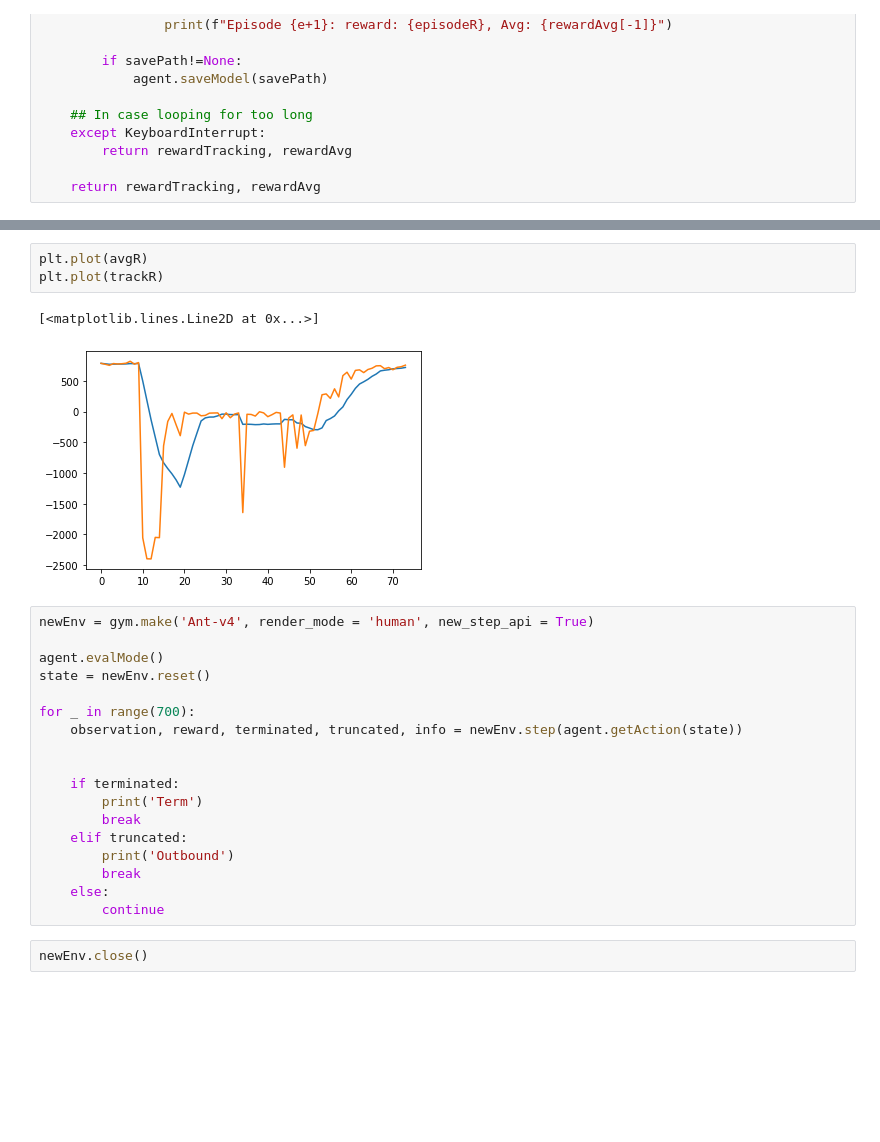
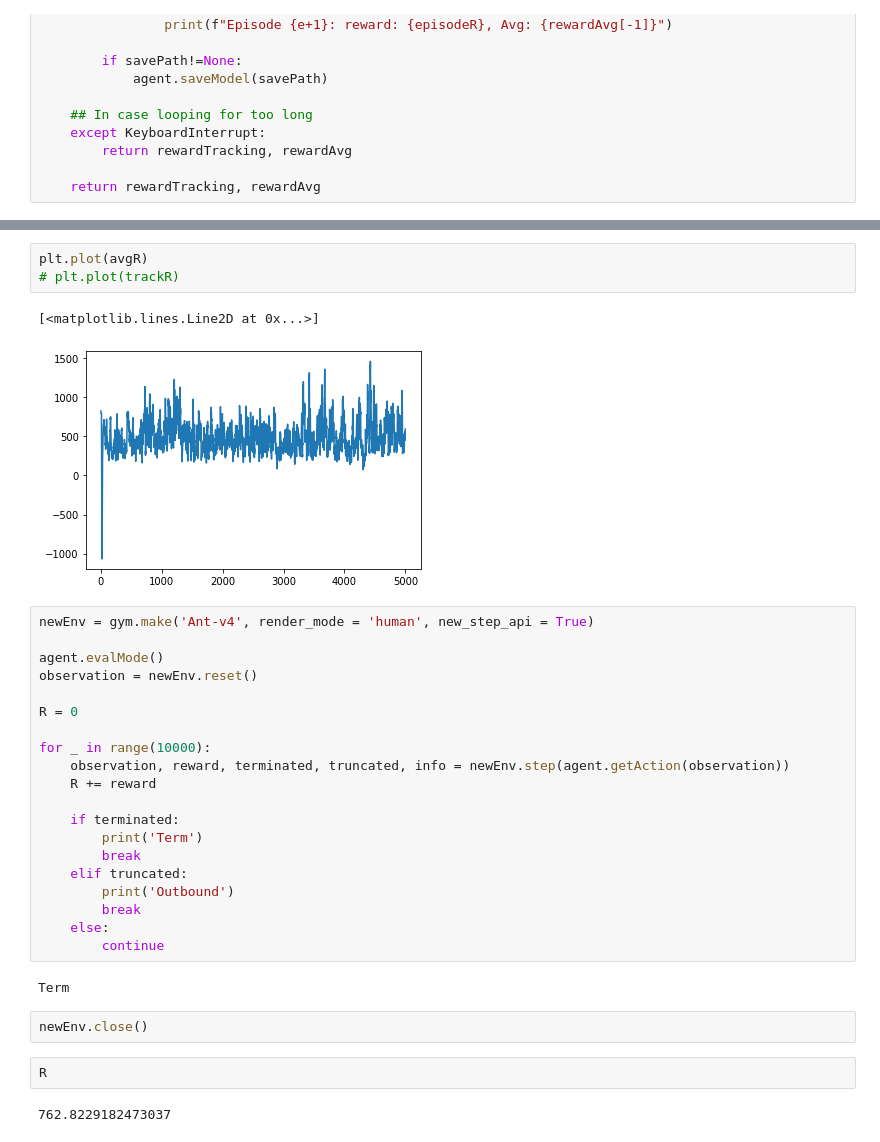
Before and after one commit to Le5tes/robot-reinforcement-learning, a Jupyter notebook: src/TD3AgentForGymAnt_Linghao.ipynb, the cells around one changed output, grey strips where cells are left out. Saved outputs shown, nothing was run; the diff lists cells and outputs as text; blank space fills up the shorter version.

```diff
--- a/src/TD3AgentForGymAnt_Linghao.ipynb
+++ b/src/TD3AgentForGymAnt_Linghao.ipynb
@@ -425,18 +435,20 @@ Episode 70: reward: 718.6025518153158, Avg: 682.5571905812086
 # %%
 plt.plot(avgR)
-plt.plot(trackR)
+# plt.plot(trackR)
 # %% [output]
 [<matplotlib.lines.Line2D at 0x...>]
-[figure, old version]
+[figure, new version]
 # %%
 newEnv = gym.make('Ant-v4', render_mode = 'human', new_step_api = True)
 
 agent.evalMode()
-state = newEnv.reset()
+observation = newEnv.reset()
 
-for _ in range(700):
-    observation, reward, terminated, truncated, info = newEnv.step(agent.getAction(state))
+R = 0
 
+for _ in range(10000):
+    observation, reward, terminated, truncated, info = newEnv.step(agent.getAction(observation))
+    R += reward
 
     if terminated:
         print('Term')
@@ -446,5 +458,11 @@ for _ in range(700):
         break
     else:
         continue
+# %% [output]
+Term
 # %%
 newEnv.close()
+# %%
+R
+# %% [output]
+762.8229182473037
```
Also changed, not shown: parts of 1 cell of this notebook.
